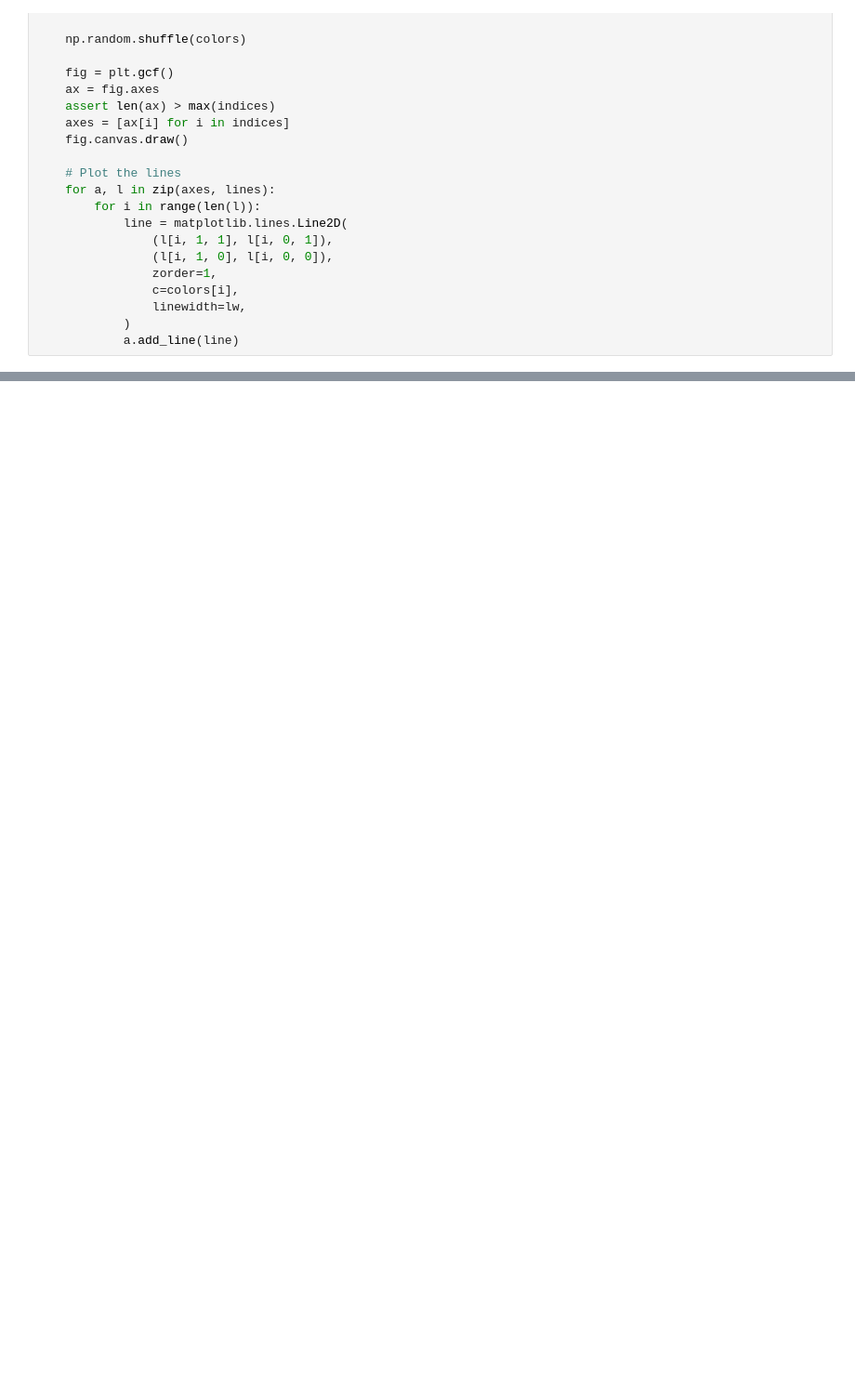
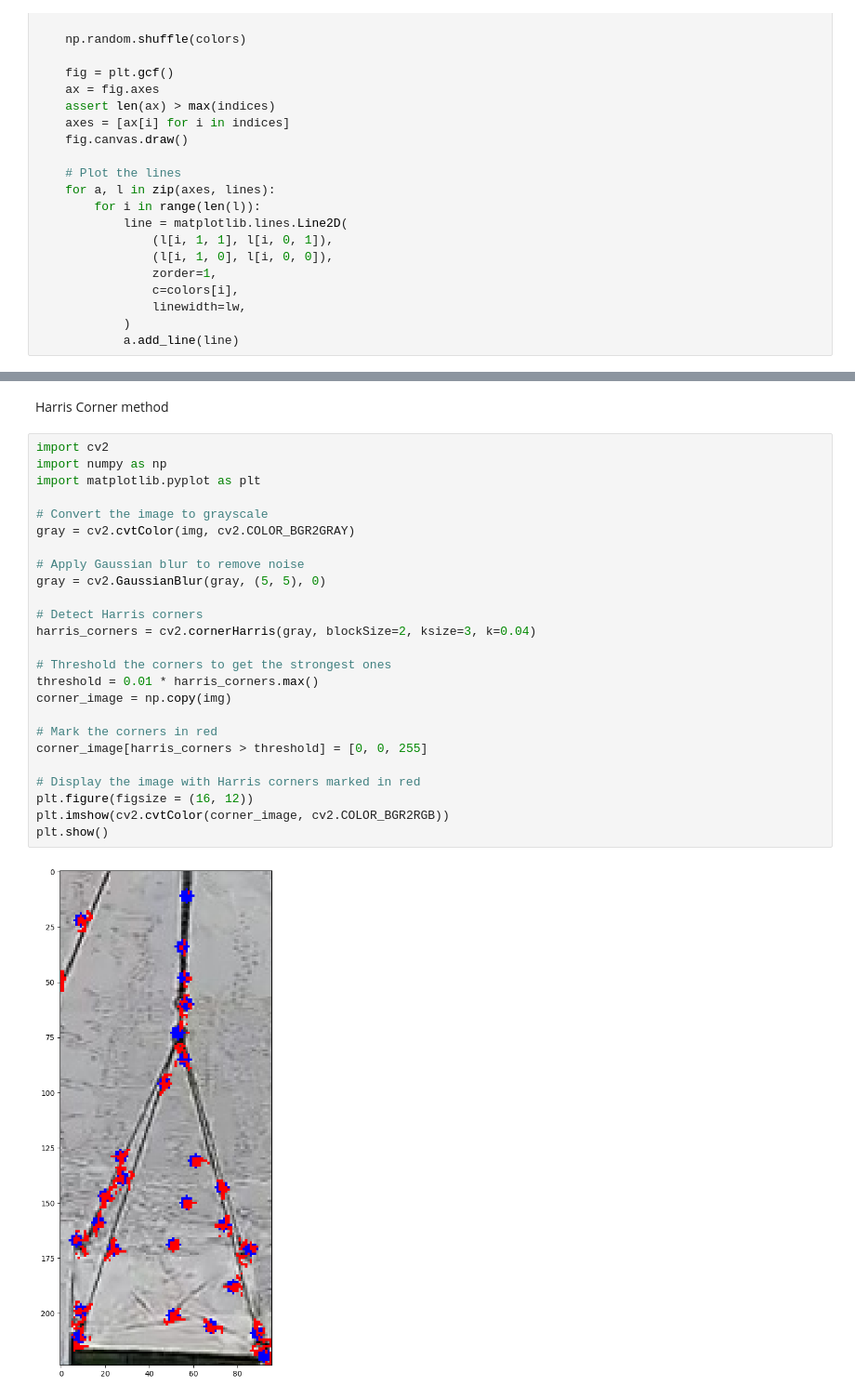
Before and after one commit to lnrSmglln/CV_containers, a Jupyter notebook: yolo_usage.ipynb, the cells around one changed output, grey strips where cells are left out. Shown at 93% size. Cells and saved outputs as stored; diff of their text form; blank space fills up the shorter version.

```diff
--- a/yolo_usage.ipynb
+++ b/yolo_usage.ipynb
@@ -231,0 +276,29 @@ plot_lines(lines_to_plot, ps=3, lw=2, indices={0, 1})
+# %% [markdown]
+Harris Corner method
+# %%
+import cv2
+import numpy as np
+import matplotlib.pyplot as plt
+
+# Convert the image to grayscale
+gray = cv2.cvtColor(img, cv2.COLOR_BGR2GRAY)
+
+# Apply Gaussian blur to remove noise
+gray = cv2.GaussianBlur(gray, (5, 5), 0)
+
+# Detect Harris corners
+harris_corners = cv2.cornerHarris(gray, blockSize=2, ksize=3, k=0.04)
+
+# Threshold the corners to get the strongest ones
+threshold = 0.01 * harris_corners.max()
+corner_image = np.copy(img)
+
+# Mark the corners in red
+corner_image[harris_corners > threshold] = [0, 0, 255]
+
+# Display the image with Harris corners marked in red
+plt.figure(figsize = (16, 12))
+plt.imshow(cv2.cvtColor(corner_image, cv2.COLOR_BGR2RGB))
+plt.show()
+# %% [output]
+[figure, added]
```
Also changed, not shown: parts of 17 cells of this notebook, 7 other files.
